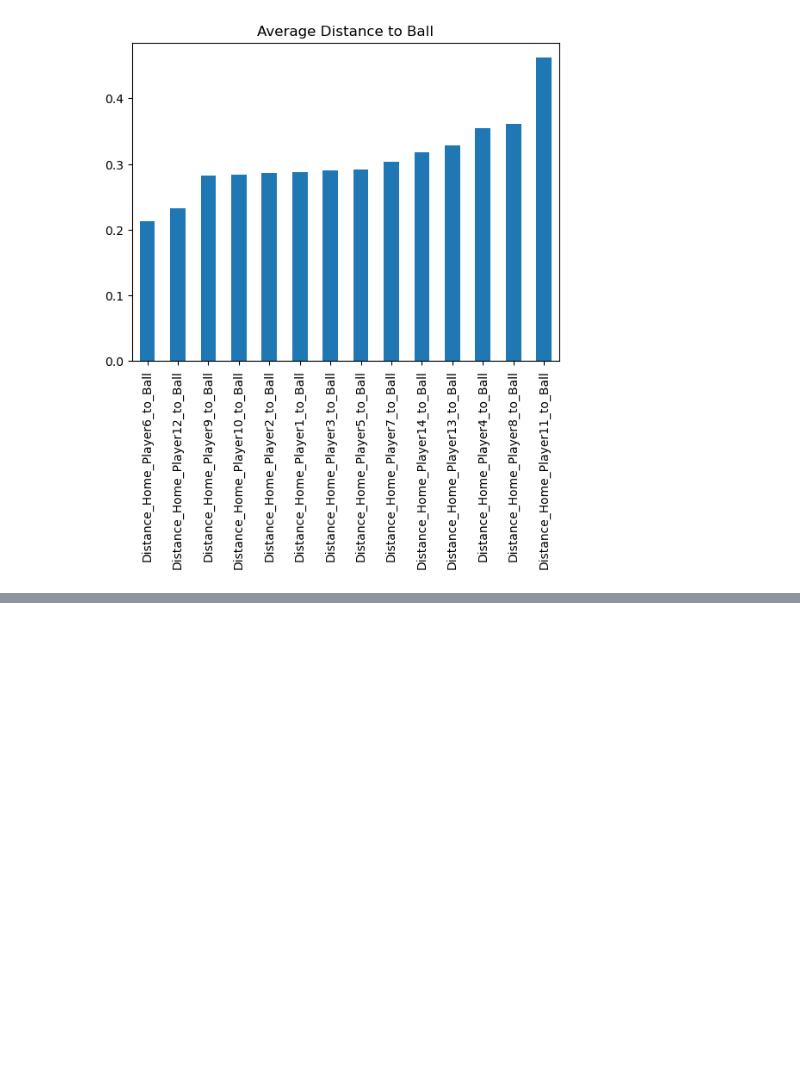
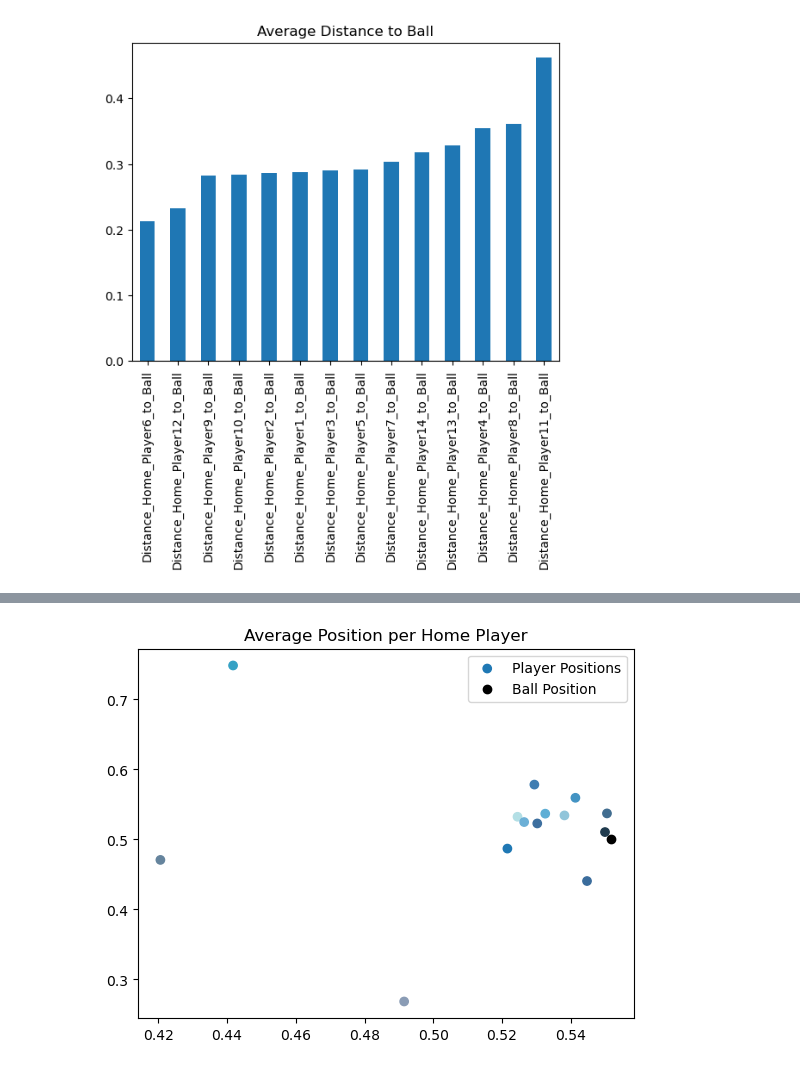
Before and after one commit to lnyousif/Football101, a Jupyter notebook: Sean Notebook.ipynb, the cells around one changed output, grey strips where cells are left out. Saved outputs shown, nothing was run; the diff lists cells and outputs as text; code cells hidden in the pictures; blank space fills up the shorter version.

```diff
--- a/Sean Notebook.ipynb
+++ b/Sean Notebook.ipynb
@@ -575,3 +545,15 @@ distance_to_ball_avg_value.sort_values().plot(kind='bar', title = "Average Dista
 # %% [output]
 <Axes: title={'center': 'Average Distance to Ball'}>
 [figure]
+# %%
+columns_to_search = ['Home_Player11_X', 'Home_Player11_Y',
+       'Home_Player1_X', 'Home_Player1_Y', 'Home_Player2_X', 'Home_Player2_Y',
+       'Home_Player3_X', 'Home_Player3_Y', 'Home_Player4_X', 'Home_Player4_Y',
+       'Home_Player5_X', 'Home_Player5_Y', 'Home_Player6_X', 'Home_Player6_Y',
+       'Home_Player7_X', 'Home_Player7_Y', 'Home_Player8_X', 'Home_Player8_Y',
+       'Home_Player9_X', 'Home_Player9_Y', 'Home_Player10_X',
+       'Home_Player10_Y', 'Home_Player12_X', 'Home_Player12_Y',
+       'Home_Player13_X', 'Home_Player13_Y', 'Home_Player14_X',
+       'Home_Player14_Y', 'Ball_X', 'Ball_Y']
+home_positional_avg_value = sample_game_1_home[columns_to_search].mean()
+home_positional_avg_value
@@ -577,0 +578,7 @@ distance_to_ball_avg_value.sort_values().plot(kind='bar', title = "Average Dista
+# %%
+x_home_positional_avg_value = positional_avg_value[['Home_Player11_X',
+       'Home_Player1_X', 'Home_Player2_X', 'Home_Player3_X', 'Home_Player4_X',
+       'Home_Player5_X', 'Home_Player6_X', 'Home_Player7_X', 'Home_Player8_X',
+       'Home_Player9_X', 'Home_Player10_X', 'Home_Player12_X', 'Home_Player13_X',
+       'Home_Player14_X']]
+x_home_positional_avg_value
@@ -577,0 +601,7 @@ distance_to_ball_avg_value.sort_values().plot(kind='bar', title = "Average Dista
+# %%
+y_home_positional_avg_value = positional_avg_value[['Home_Player11_Y',
+       'Home_Player1_Y', 'Home_Player2_Y', 'Home_Player3_Y', 'Home_Player4_Y',
+       'Home_Player5_Y', 'Home_Player6_Y', 'Home_Player7_Y', 'Home_Player8_Y',
+       'Home_Player9_Y', 'Home_Player10_Y', 'Home_Player12_Y', 'Home_Player13_Y',
+       'Home_Player14_Y']]
+y_home_positional_avg_value
@@ -577,0 +624,11 @@ distance_to_ball_avg_value.sort_values().plot(kind='bar', title = "Average Dista
+# %%
+colors = ['#1f78b4', '#36a2c5', '#5eaed5', '#91c5da', '#b3dfe5',
+          '#4393c3', '#6bafd6', '#3a6c9c', '#3d6f9f', '#3f7db1',
+          '#1f3a4d', '#416d90', '#65849d', '#8a9cb5']
+plt.scatter(x_home_positional_avg_value, y_home_positional_avg_value, color = colors, label = "Player Positions")
+plt.scatter(home_positional_avg_value["Ball_X"], home_positional_avg_value["Ball_Y"], color = 'black', label = "Ball Position")
+plt.title("Average Position per Home Player")
+plt.legend()
+plt.show()
+# %% [output]
+[figure, added]
```
Also changed, not shown: parts of 4 cells of this notebook.
